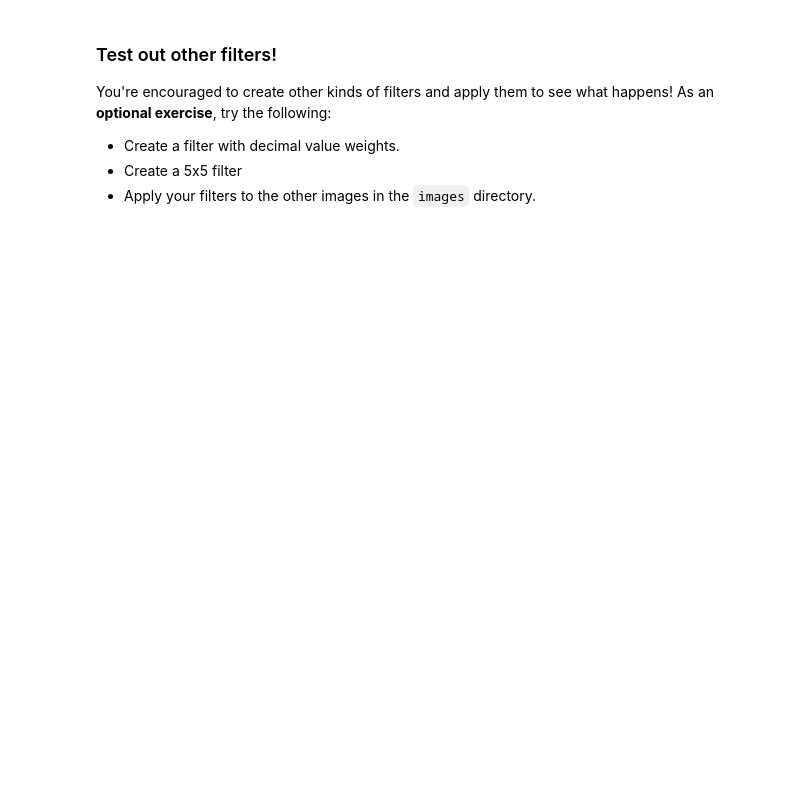
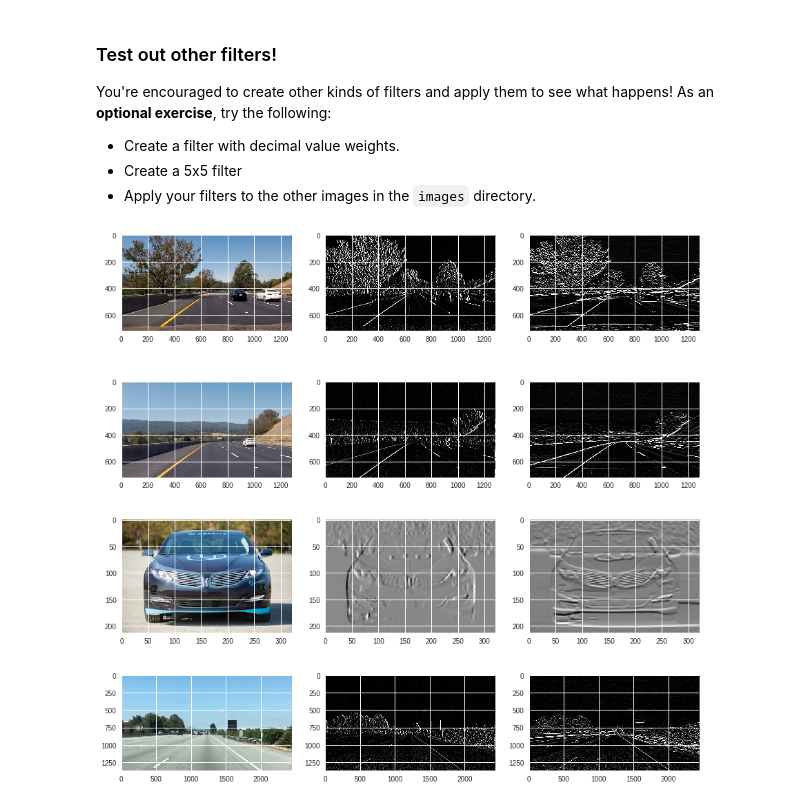
Before and after one commit to SingarajuP/deep-learning-v2-pytorch, a Jupyter notebook: convolutional-neural-networks/conv-visualization/custom_filters.ipynb, the cells around one changed output. Cells and saved outputs as stored; diff of their text form; code cells hidden in the pictures; blank space fills up the shorter version.

```diff
--- a/convolutional-neural-networks/conv-visualization/custom_filters.ipynb
+++ b/convolutional-neural-networks/conv-visualization/custom_filters.ipynb
@@ -85,3 +111,45 @@ You're encouraged to create other kinds of filters and apply them to see what ha
 * Create a filter with decimal value weights.
 * Create a 5x5 filter
 * Apply your filters to the other images in the `images` directory.
+# %%
+images = [
+    'data/bridge_trees_example.jpg',
+    'data/curved_lane.jpg',
+    'data/udacity_sdc.png',
+    'data/white_lines.jpg'
+]
+
+sobel_x = np.array([[-1, -0.2, 0, 0.2, 1],
+                   [-1.5, -0.2, 0, 0.2, 1.5],
+                   [-2, -0.2, 0, 0.2, 2],
+                   [-1.5, -0.2, 0, 0.2, 1.5],
+                   [-1, -0.2, 0, 0.2, 1]])
+sobel_y = np.array([[ -1, -2, -2, -2, -1],
+                   [ -0.2, -0.2, -0.2, -0.2, -0.2],
+                   [ 0, 0, 0, 0, 0],
+                   [ 0.2, 0.2, 0.2, 0.2, 0.2],
+                   [ 1, 2, 2, 2, 1]])
+
+filtered_image = []
+
+for image in images:
+  image = mpimg.imread(image)
+  gray = cv2.cvtColor(image, cv2.COLOR_RGB2GRAY)
+  # Filter the image using filter2D, which has inputs: (grayscale image, bit-depth, kernel)
+  filtered_image_x = cv2.filter2D(gray, -1, sobel_x)
+  filtered_image_y = cv2.filter2D(gray, -1, sobel_y)
+
+  filtered_image.append(image)
+  filtered_image.append(filtered_image_x)
+  filtered_image.append(filtered_image_y)
+
+fig=plt.figure(figsize=(15, 15))
+columns = 3
+rows = 4
+for i in range(1, columns*rows +1):
+    img = filtered_image[i-1]
+    fig.add_subplot(rows, columns, i)
+    plt.imshow(img, cmap='gray')
+plt.show()
+# %% [output]
+[figure, added]
```
Also changed, not shown: parts of 4 cells of this notebook.
